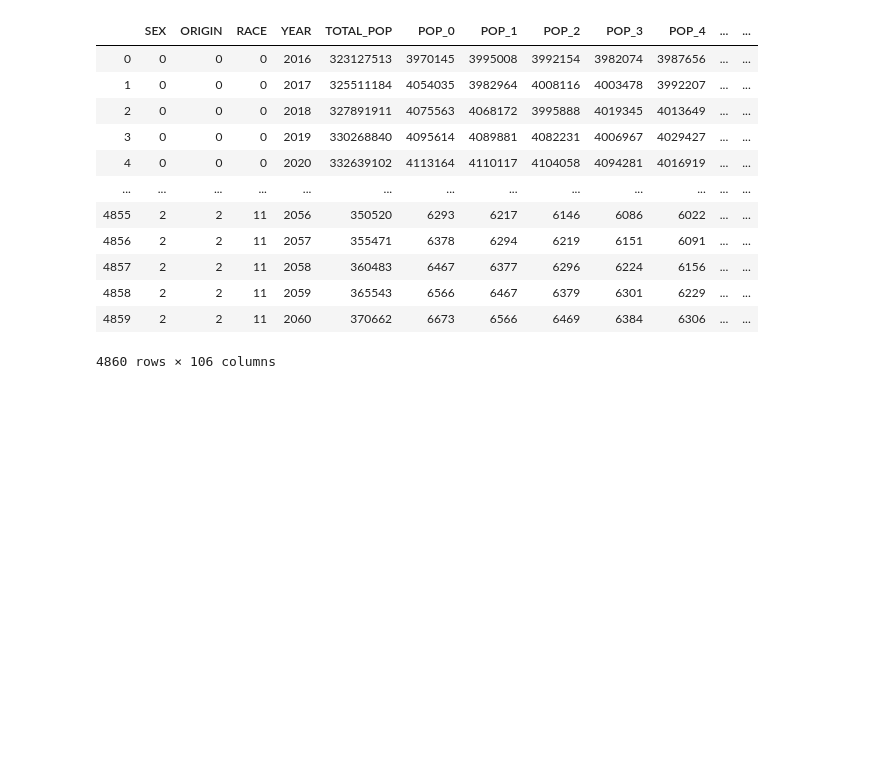
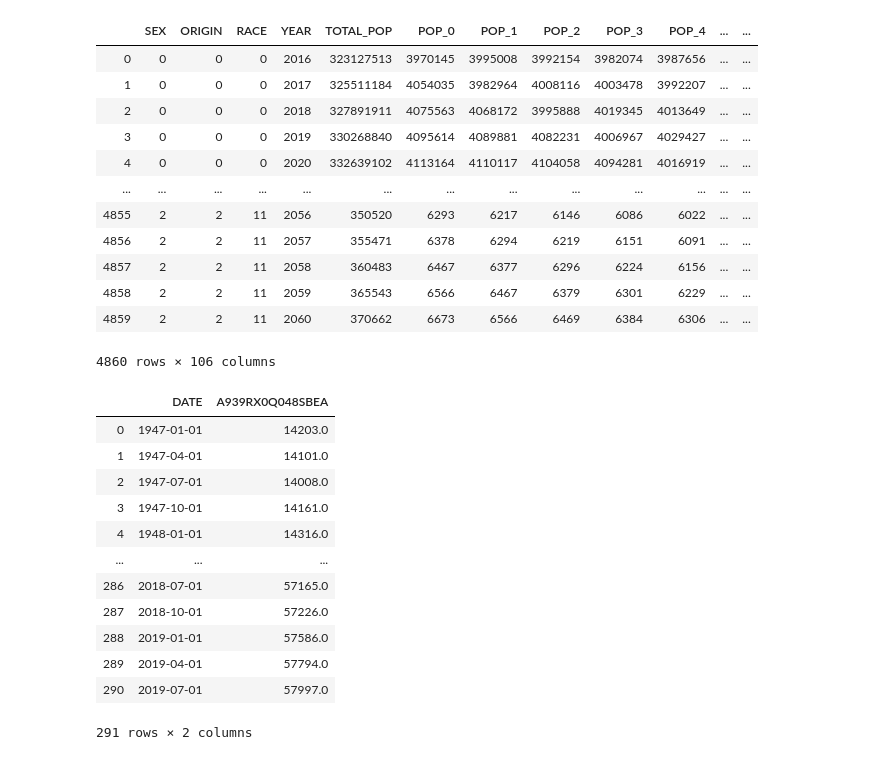
Before and after one commit to plowden/project-1-group-6, a Jupyter notebook: thien.ipynb, the cells around one changed output. Cells and saved outputs as stored; diff of their text form; code cells hidden in the pictures; blank space fills up the shorter version.

```diff
--- a/thien.ipynb
+++ b/thien.ipynb
@@ -580,3 +582,18 @@ us_pop_df
 4860 rows × 106 columns
 # %%
 real_gdp_per_capita_df = pd.read_csv('Resources/A939RX0Q048SBEA.csv')
+real_gdp_per_capita_df
+# %% [output]
+|  | DATE | A939RX0Q048SBEA |
+| 0 | 1947-01-01 | 14203.0 |
+| 1 | 1947-04-01 | 14101.0 |
+| 2 | 1947-07-01 | 14008.0 |
+| 3 | 1947-10-01 | 14161.0 |
+| 4 | 1948-01-01 | 14316.0 |
+| ... | ... | ... |
+| 286 | 2018-07-01 | 57165.0 |
+| 287 | 2018-10-01 | 57226.0 |
+| 288 | 2019-01-01 | 57586.0 |
+| 289 | 2019-04-01 | 57794.0 |
+| 290 | 2019-07-01 | 57997.0 |
+291 rows × 2 columns
```
Also changed, not shown: parts of 1 cell of this notebook.
